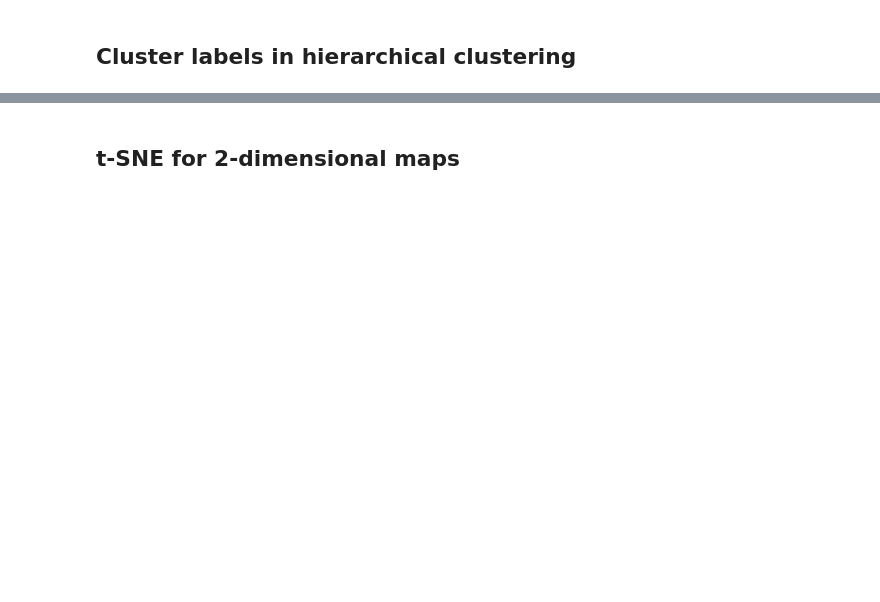
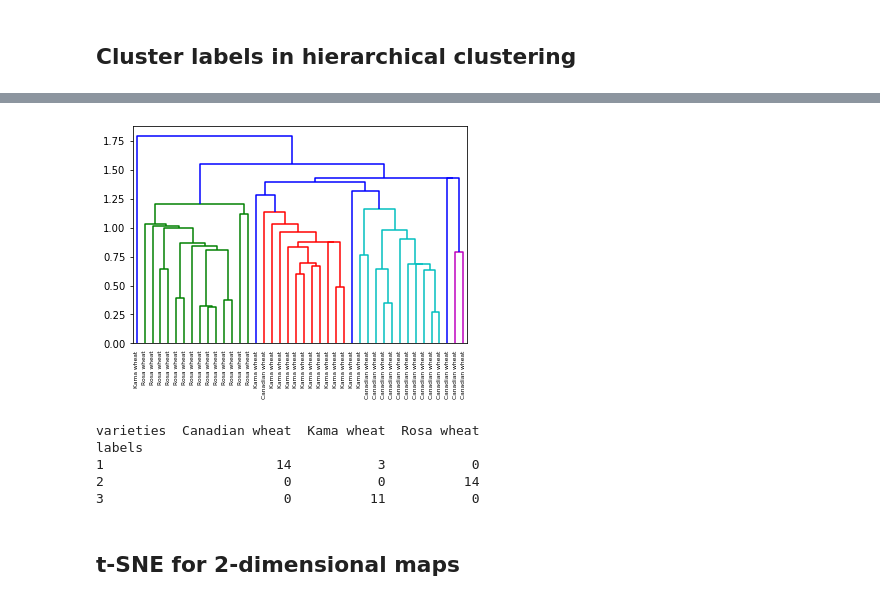
Before and after one commit to nflorez228/Machine-Learning-Scientist-with-Python, a Jupyter notebook: 2 - Unsupervised Learning in Python/Ch2_Unsupervised learning.ipynb, the cells around one changed output, grey strips where cells are left out. Saved outputs shown, nothing was run; the diff lists cells and outputs as text; code cells hidden in the pictures; blank space fills up the shorter version.

```diff
--- a/2 - Unsupervised Learning in Python/Ch2_Unsupervised learning.ipynb
+++ b/2 - Unsupervised Learning in Python/Ch2_Unsupervised learning.ipynb
@@ -379,30 +542,37 @@ Image(filename='20.png')
 # %%
-# # Perform the necessary imports
-# import matplotlib.pyplot as plt
-# from scipy.cluster.hierarchy import linkage, dendrogram
+# Perform the necessary imports
+import matplotlib.pyplot as plt
+from scipy.cluster.hierarchy import linkage, dendrogram
 
-# # Calculate the linkage: mergings
-# mergings = linkage(samples,method='single')
+# Calculate the linkage: mergings
+mergings = linkage(samples,method='single')
 
-# # Plot the dendrogram
-# dendrogram(mergings,labels= country_names,
-#             leaf_rotation=90, leaf_font_size=6)
-# plt.show()
+# Plot the dendrogram
+dendrogram(mergings,labels= varieties, leaf_rotation=90, leaf_font_size=6)
+plt.show()
+# %% [output]
+[figure, added]
 # %%
-# # Perform the necessary imports
-# import pandas as pd
-# from scipy.cluster.hierarchy import fcluster
+# Perform the necessary imports
+import pandas as pd
+from scipy.cluster.hierarchy import fcluster
 
-# # Use fcluster to extract labels: labels
-# labels = fcluster(mergings, 6, criterion='distance')
+# Use fcluster to extract labels: labels
+labels = fcluster(mergings_1, 6, criterion='distance')
 
-# # Create a DataFrame with labels and varieties as columns: df
-# df = pd.DataFrame({'labels': labels, 'varieties': varieties})
+# Create a DataFrame with labels and varieties as columns: df
+df = pd.DataFrame({'labels': labels, 'varieties': varieties})
 
-# # Create crosstab: ct
-# ct = pd.crosstab(df['labels'], df['varieties'])
+# Create crosstab: ct
+ct = pd.crosstab(df['labels'], df['varieties'])
 
-# # Display ct
-# print(ct)
+# Display ct
+print(ct)
+# %% [output]
+varieties  Canadian wheat  Kama wheat  Rosa wheat
+labels
+1                      14           3           0
+2                       0           0          14
+3                       0          11           0
 # %% [markdown]
 ## t-SNE for 2-dimensional maps
```
Also changed, not shown: parts of 111 cells of this notebook, 42 other files.
